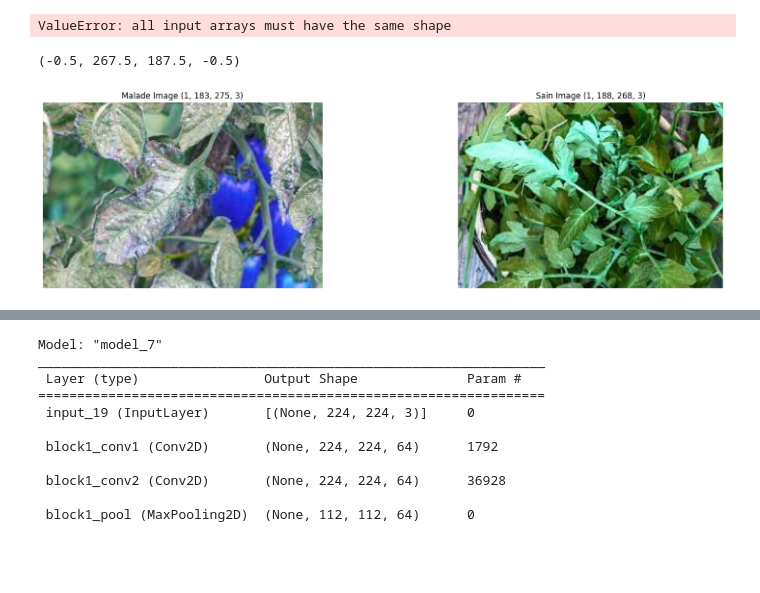
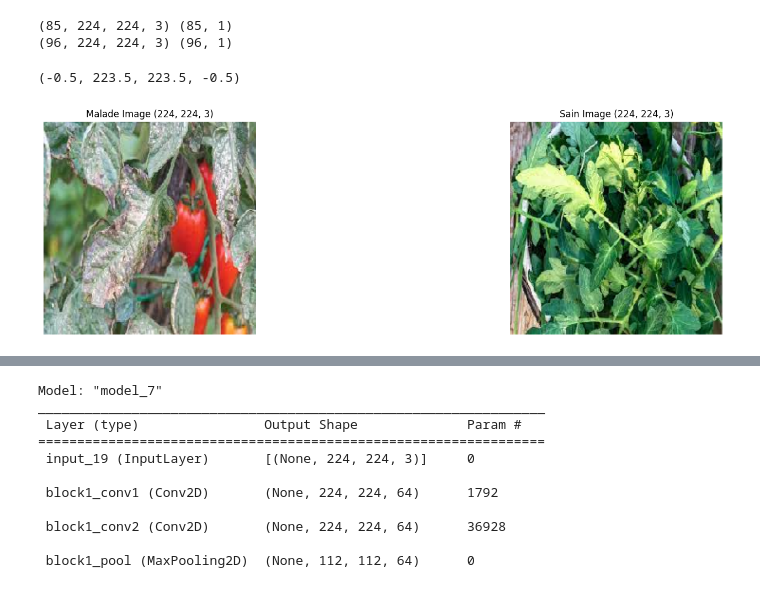
Before and after one commit to widium/Mildew_Classifier, a Jupyter notebook: Tomate.ipynb, the cells around one changed output, grey strips where cells are left out. Cells and saved outputs as stored; diff of their text form; code cells hidden in the pictures; blank space fills up the shorter version.

```diff
--- a/Tomate.ipynb
+++ b/Tomate.ipynb
@@ -22,6 +0,0 @@ from tensorflow.keras.layers import Input, Lambda, Dense, Flatten
-# %%
-# ==== Constante ==== #
-IMAGE_WEIGHT = 224
-IMAGE_HEIGHT = 224
-IMAGE_COLOR = 3
-IMAGE_SHAPE = [IMAGE_WEIGHT, IMAGE_HEIGHT, IMAGE_COLOR]
@@ -39,26 +3,3 @@ def create_batch_image(img):
 
     img = tf.expand_dims(img ,axis=0)
     return (img)
-# %%
-def open_all_img_directory(directory) :
-
-  list_of_files = list()
-
-  for filename in listdir(directory):
-
-      path = directory + '/' + filename
-
-      img = load_image(path)
-      print('loaded %s' % filename)
-      # img = create_batch_image(img)
-      list_of_files.append(img)
-
-  array = np.array(list_of_files)
-  return (array)
-# %%
-def open_dataset(dir_1 : str, dir_2 : str):
-
-    data_1 = open_all_img_directory(dir_1)
-    data_2 = open_all_img_directory(dir_2)
-
-    return (data_1, data_2)
@@ -109,5 +5,0 @@ healthy_images
-# %%
-test = np.stack(healthy_images)
-test.shape
-# %% [output]
-ValueError: all input arrays must have the same shape
@@ -114,20 +79,30 @@ ValueError: all input arrays must have the same shape
+# %%
+disease_images, healthy_images = open_dataset('leaves_img/malade', 'leaves_img/sain')
+X_disease, Y_disease = create_X_Y(disease_images)
+X_healthy, Y_healthy = create_X_Y(healthy_images)
+
+print(X_disease.shape, Y_disease.shape)
+print(X_healthy.shape, Y_healthy.shape)
+# %% [output]
+(85, 224, 224, 3) (85, 1)
+(96, 224, 224, 3) (96, 1)
 # %%
-malade = disease_images[0]
-sain = healthy_images[0]
+malade = X_disease[0]
+sain = X_healthy[0]
 
 # image = np.reshape(malade, (malade.shape[3], malade.shape[1], malade.shape[2]))
 # plt.imshow(image)
 # # print(malade)
 #
 fig, ax = plt.subplots(1, 2, figsize=(20, 5))
 
-ax[0].imshow(malade[0])
+ax[0].imshow(malade)
 ax[0].title.set_text(f'Malade Image {malade.shape}')
 ax[0].axis('off')
 
-ax[1].imshow(sain[0])
+ax[1].imshow(sain)
 ax[1].title.set_text(f'Sain Image {sain.shape}')
 ax[1].axis('off')
 # %% [output]
-(-0.5, 267.5, 187.5, -0.5)
+(-0.5, 223.5, 223.5, -0.5)
-[figure, old version]
+[figure, new version]
```
Also changed, not shown: parts of 10 cells of this notebook, 4 other files.
